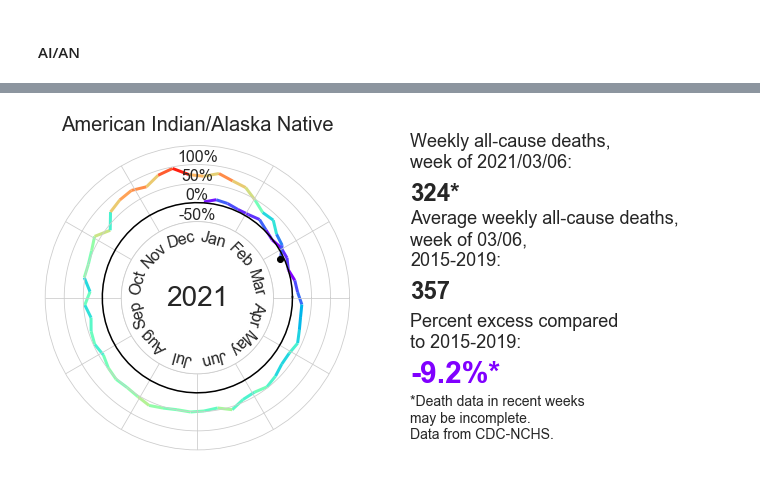
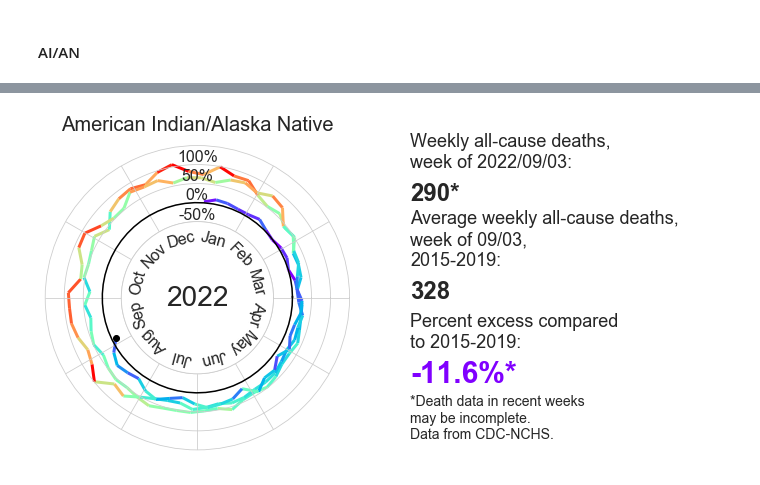
Before and after one commit to reeserich/visualize_excess_deaths, a Jupyter notebook: visualize_excess_deaths.ipynb, the cells around one changed output, grey strips where cells are left out. Saved outputs shown, nothing was run; the diff lists cells and outputs as text; code cells hidden in the pictures.

Commit message:
update figures sep 22

```diff
--- a/visualize_excess_deaths.ipynb
+++ b/visualize_excess_deaths.ipynb
@@ -415,9 +415,9 @@ for i in range(start_frame, len(data_list[0]['x'])+18): #Full range + ~2 seconds
         excess = data_list[0]['data']['Percent Difference from 2015-2019 to 2020'].values[i+1]
 
         weekly_title.set_text(s='Weekly all-cause deaths,\nweek of ' + date.strftime("%Y/%m/%d") + ':')
-        weekly_deaths.set_text(s=str(int(weekly))+addendum)
+        weekly_deaths.set_text(s='{:,}'.format(int(weekly))+addendum)
         expected_title.set_text(s='Average weekly all-cause deaths,\nweek of '+ date.strftime("%m/%d") + ',\n2015-2019:')
-        expected_deaths.set_text(s=str(int(expected)))
+        expected_deaths.set_text(s='{:,}'.format(int(expected)))
         excess_title.set_text(s='Percent excess compared\nto 2015-2019:')
         excess_deaths.set_text(s=str(excess)+'%'+addendum)
         excess_deaths.set_color(plt.get_cmap('rainbow')(excess/100))
@@ -475,13 +476,10 @@ ax2.axis('off')
 
 start_frame = 312 #312 starts at beginning of 2020.
 
-for i in range(start_frame, 392):
-    #Full range +3 seconds pause at 33 FPS = 462
-    #Full range +3 seconds at 10 FPS = 404
-    #Full range +3 seconds at 6 FPS = 392
+for i in range(start_frame, len(data_list[0]['x'])+18): #Full range + ~2 seconds at 10 FPS
     clear_output(wait=True)
     save_i = i
-    if i > 365:
+    if i > len(data_list[0]['x'])-10:
         addendum = '*'
     else:
         addendum = ''
@@ -499,9 +497,9 @@ for i in range(start_frame, 392):
         excess = data_list[0]['data']['Percent Difference from 2015-2019 to 2020'].values[i+1]
 
         weekly_title.set_text(s='Weekly all-cause deaths,\nweek of ' + date.strftime("%Y/%m/%d") + ':')
-        weekly_deaths.set_text(s=str(int(weekly))+addendum)
+        weekly_deaths.set_text(s='{:,}'.format(int(weekly))+addendum)
         expected_title.set_text(s='Average weekly all-cause deaths,\nweek of '+ date.strftime("%m/%d") + ',\n2015-2019:')
-        expected_deaths.set_text(s=str(int(expected)))
+        expected_deaths.set_text(s='{:,}'.format(int(expected)))
         excess_title.set_text(s='Percent excess compared\nto 2015-2019:')
         excess_deaths.set_text(s=str(excess)+'%'+addendum)
         excess_deaths.set_color(plt.get_cmap('rainbow')(excess/100))
@@ -559,13 +558,10 @@ ax2.axis('off')
 
 start_frame = 312 #312 starts at beginning of 2020.
 
-for i in range(start_frame, 392):
-    #Full range +3 seconds pause at 33 FPS = 462
-    #Full range +3 seconds at 10 FPS = 404
-    #Full range +3 seconds at 6 FPS = 392
+for i in range(start_frame, len(data_list[0]['x'])+18): #Full range + ~2 seconds at 10 FPS
     clear_output(wait=True)
     save_i = i
-    if i > 365:
+    if i > len(data_list[0]['x'])-10:
         addendum = '*'
     else:
         addendum = ''
@@ -583,9 +579,9 @@ for i in range(start_frame, 392):
         excess = data_list[0]['data']['Percent Difference from 2015-2019 to 2020'].values[i+1]
 
         weekly_title.set_text(s='Weekly all-cause deaths,\nweek of ' + date.strftime("%Y/%m/%d") + ':')
-        weekly_deaths.set_text(s=str(int(weekly))+addendum)
+        weekly_deaths.set_text(s='{:,}'.format(int(weekly))+addendum)
         expected_title.set_text(s='Average weekly all-cause deaths,\nweek of '+ date.strftime("%m/%d") + ',\n2015-2019:')
-        expected_deaths.set_text(s=str(int(expected)))
+        expected_deaths.set_text(s='{:,}'.format(int(expected)))
         excess_title.set_text(s='Percent excess compared\nto 2015-2019:')
         excess_deaths.set_text(s=str(excess)+'%'+addendum)
         excess_deaths.set_color(plt.get_cmap('rainbow')(excess/100))
@@ -643,13 +640,10 @@ ax2.axis('off')
 
 start_frame = 312 #312 starts at beginning of 2020.
 
-for i in range(start_frame, 392):
-    #Full range +3 seconds pause at 33 FPS = 462
-    #Full range +3 seconds at 10 FPS = 404
-    #Full range +3 seconds at 6 FPS = 392
+for i in range(start_frame, len(data_list[0]['x'])+18): #Full range + ~2 seconds at 10 FPS
     clear_output(wait=True)
     save_i = i
-    if i > 365:
+    if i > len(data_list[0]['x'])-10:
         addendum = '*'
     else:
         addendum = ''
@@ -667,9 +661,9 @@ for i in range(start_frame, 392):
         excess = data_list[0]['data']['Percent Difference from 2015-2019 to 2020'].values[i+1]
 
         weekly_title.set_text(s='Weekly all-cause deaths,\nweek of ' + date.strftime("%Y/%m/%d") + ':')
-        weekly_deaths.set_text(s=str(int(weekly))+addendum)
+        weekly_deaths.set_text(s='{:,}'.format(int(weekly))+addendum)
         expected_title.set_text(s='Average weekly all-cause deaths,\nweek of '+ date.strftime("%m/%d") + ',\n2015-2019:')
-        expected_deaths.set_text(s=str(int(expected)))
+        expected_deaths.set_text(s='{:,}'.format(int(expected)))
         excess_title.set_text(s='Percent excess compared\nto 2015-2019:')
         excess_deaths.set_text(s=str(excess)+'%'+addendum)
         excess_deaths.set_color(plt.get_cmap('rainbow')(excess/100))
@@ -693,4 +688,4 @@ Wall time: 1min 12s
-[figure, old version]
+[figure, new version]
 # %%
 %%time
 my_dpi = 99
```
Also changed, not shown: parts of 8 cells of this notebook, 14 other files.
